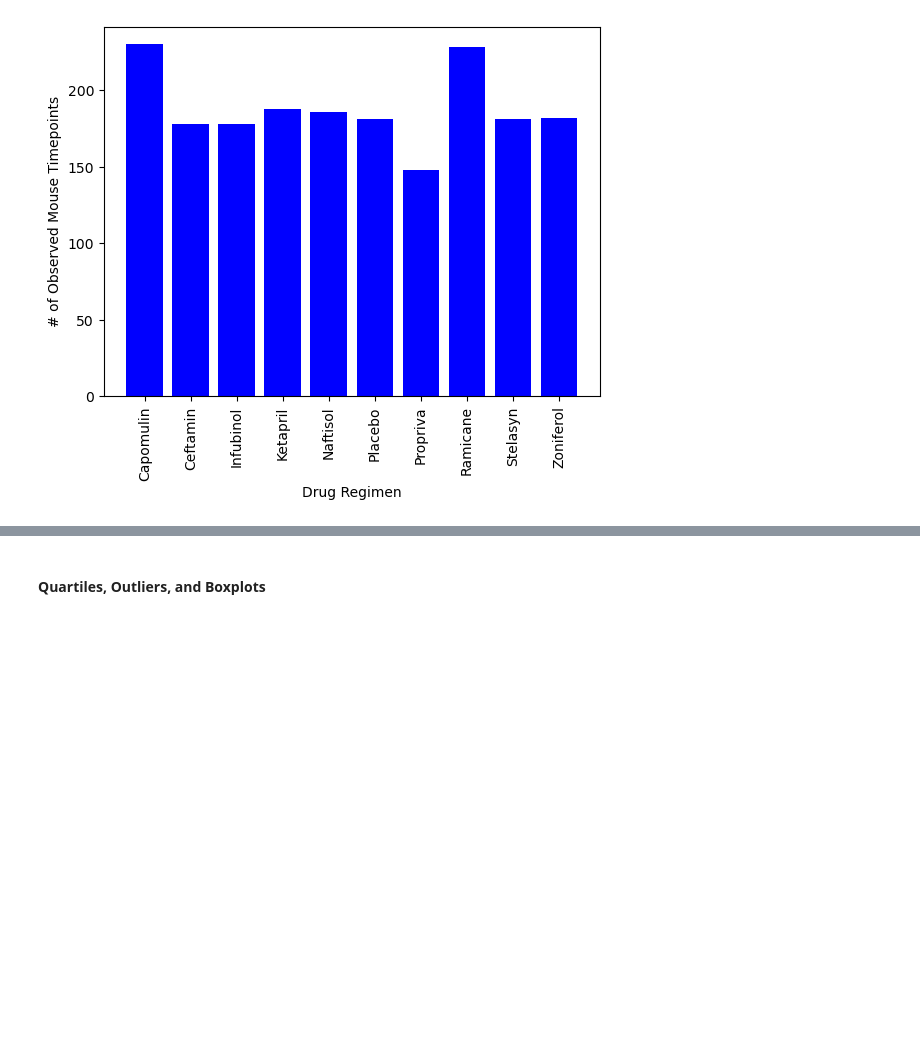
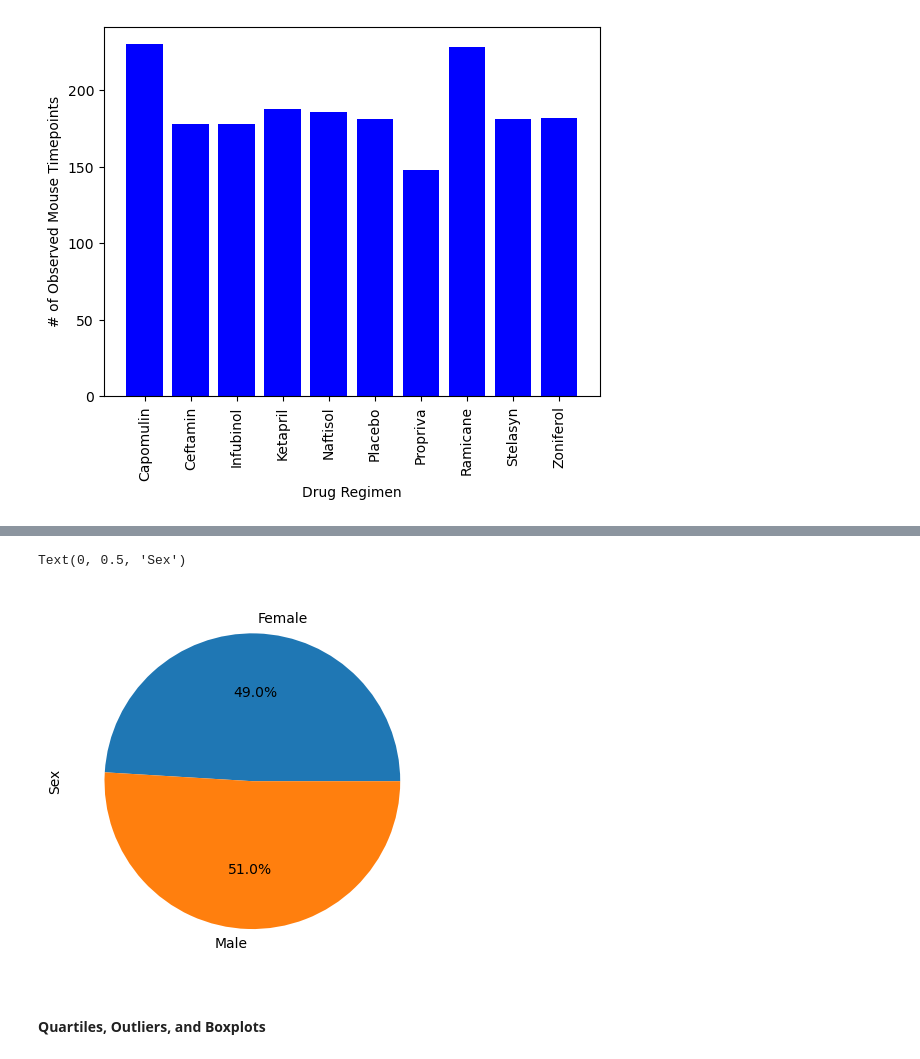
Before and after one commit to sallyca530/Matplotlib-Challenge, a Jupyter notebook: Pymaceuticals/main_py/mainPymaceuticals.ipynb, the cells around one changed output, grey strips where cells are left out. Drawn from its saved outputs; the diff is of its cells as text; code cells hidden in the pictures; blank space fills up the shorter version.

```diff
--- a/Pymaceuticals/main_py/mainPymaceuticals.ipynb
+++ b/Pymaceuticals/main_py/mainPymaceuticals.ipynb
@@ -220,5 +228,13 @@ plt.xticks(rotation="vertical")
 # %%
 # Generate a pie plot showing the distribution of female versus male mice using pyplot
+pie_plot = cl_mouse_df.groupby(["Sex"])["Mouse ID"].count().reset_index(name = "Sex - Mouse ID")
+sx = pie_plot["Sex"]
+Count = pie_plot["Sex - Mouse ID"]
+plt.pie(Count, labels = sx, autopct = "%1.1f%%")
+plt.ylabel("Sex")
+# %% [output]
+Text(0, 0.5, 'Sex')
+[figure, added]
 # %% [markdown]
 #### Quartiles, Outliers, and Boxplots
 # %%
```
Also changed, not shown: parts of 3 cells of this notebook.
